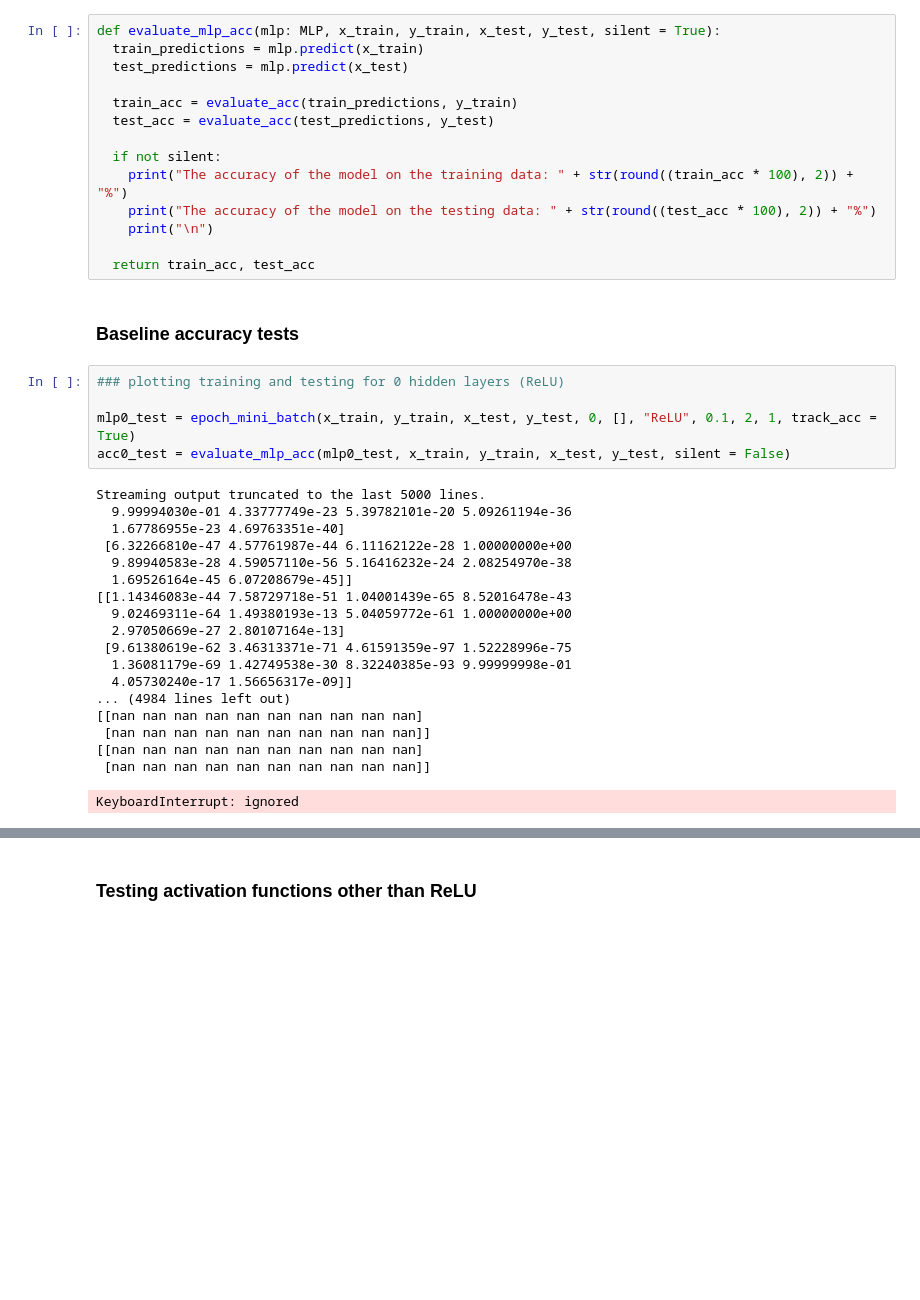
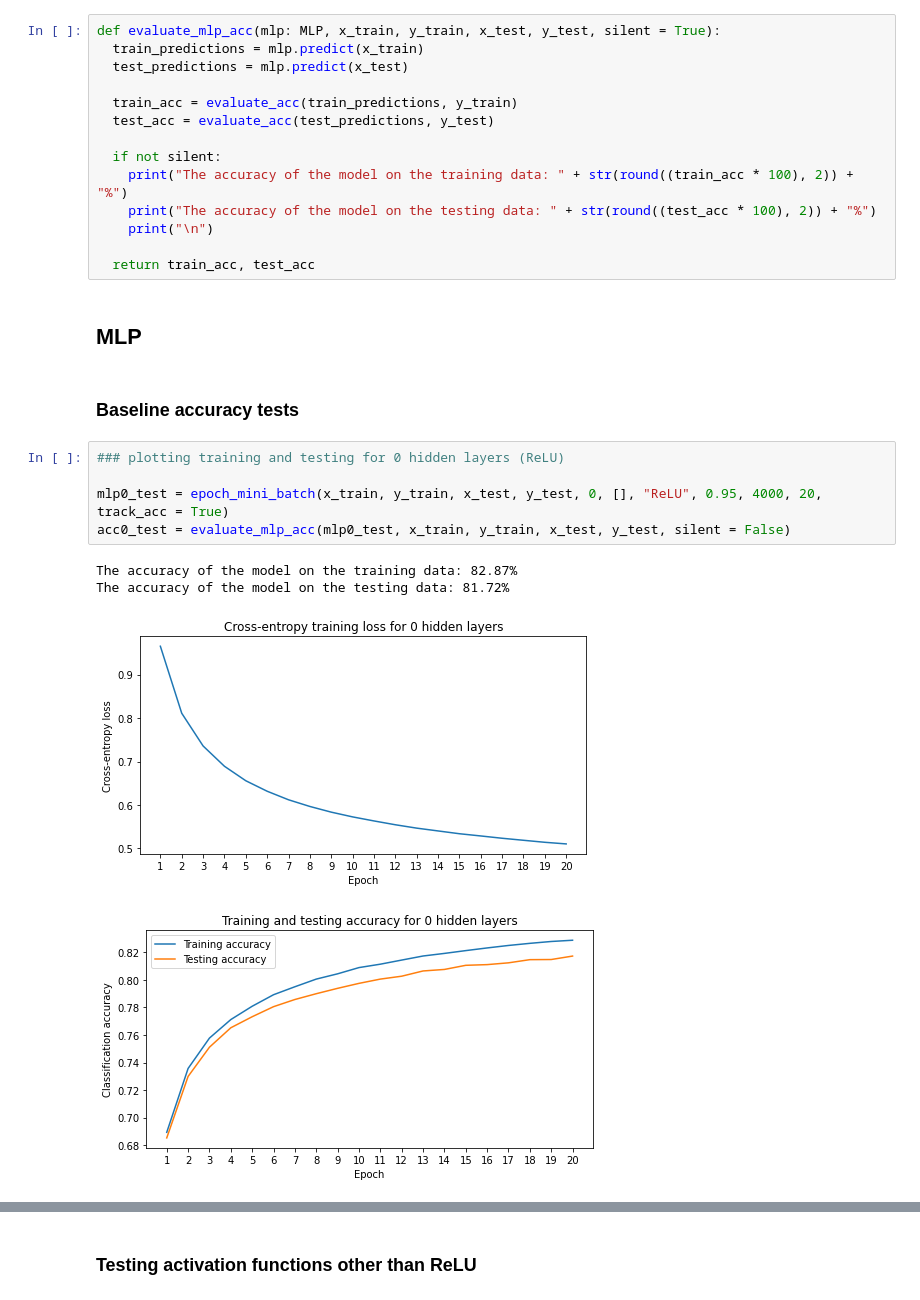
Before and after one commit to faithrts/ML-Intro, a Jupyter notebook: A3_Draft.ipynb, the cells around one changed output, grey strips where cells are left out. Saved outputs shown, nothing was run; the diff lists cells and outputs as text; blank space fills up the shorter version.

```diff
--- a/A3_Draft.ipynb
+++ b/A3_Draft.ipynb
@@ -613,29 +652,17 @@ def evaluate_mlp_acc(mlp: MLP, x_train, y_train, x_test, y_test, silent = True):
     print("\n")
 
   return train_acc, test_acc
+# %% [markdown]
+## MLP
 # %% [markdown]
 ### Baseline accuracy tests
 # %%
 ### plotting training and testing for 0 hidden layers (ReLU)
 
-mlp0_test = epoch_mini_batch(x_train, y_train, x_test, y_test, 0, [], "ReLU", 0.1, 2, 1, track_acc = True)
+mlp0_test = epoch_mini_batch(x_train, y_train, x_test, y_test, 0, [], "ReLU", 0.95, 4000, 20, track_acc = True)
 acc0_test = evaluate_mlp_acc(mlp0_test, x_train, y_train, x_test, y_test, silent = False)
 # %% [output]
-Streaming output truncated to the last 5000 lines.
-  9.99994030e-01 4.33777749e-23 5.39782101e-20 5.09261194e-36
-  1.67786955e-23 4.69763351e-40]
- [6.32266810e-47 4.57761987e-44 6.11162122e-28 1.00000000e+00
-  9.89940583e-28 4.59057110e-56 5.16416232e-24 2.08254970e-38
-  1.69526164e-45 6.07208679e-45]]
-[[1.14346083e-44 7.58729718e-51 1.04001439e-65 8.52016478e-43
-  9.02469311e-64 1.49380193e-13 5.04059772e-61 1.00000000e+00
-  2.97050669e-27 2.80107164e-13]
- [9.61380619e-62 3.46313371e-71 4.61591359e-97 1.52228996e-75
-  1.36081179e-69 1.42749538e-30 8.32240385e-93 9.99999998e-01
-  4.05730240e-17 1.56656317e-09]]
-... (4984 lines left out)
-[[nan nan nan nan nan nan nan nan nan nan]
- [nan nan nan nan nan nan nan nan nan nan]]
-[[nan nan nan nan nan nan nan nan nan nan]
- [nan nan nan nan nan nan nan nan nan nan]]
+The accuracy of the model on the training data: 82.87%
+The accuracy of the model on the testing data: 81.72%
-KeyboardInterrupt: ignored
+[figure, added]
+[figure, added]
```
Also changed, not shown: parts of 34 cells of this notebook.
